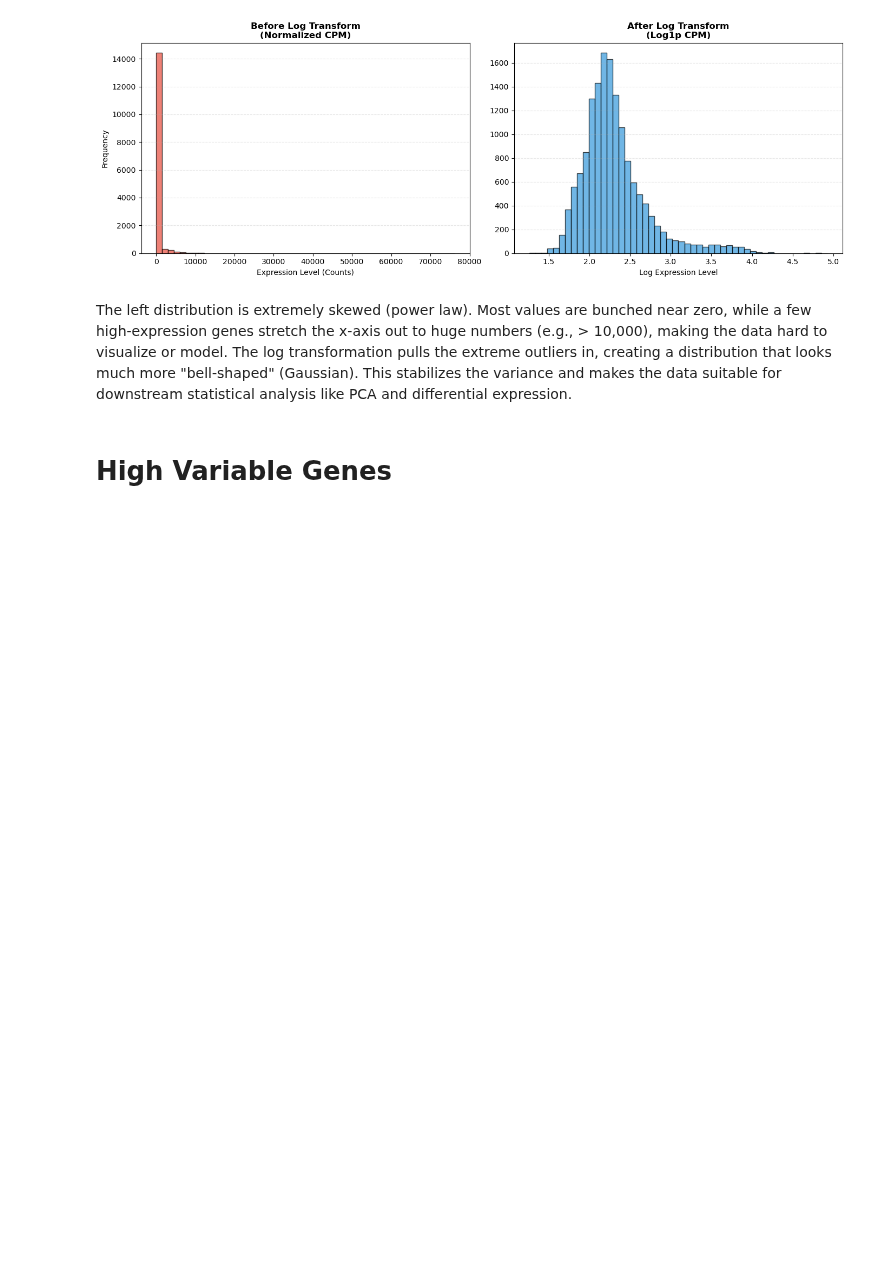
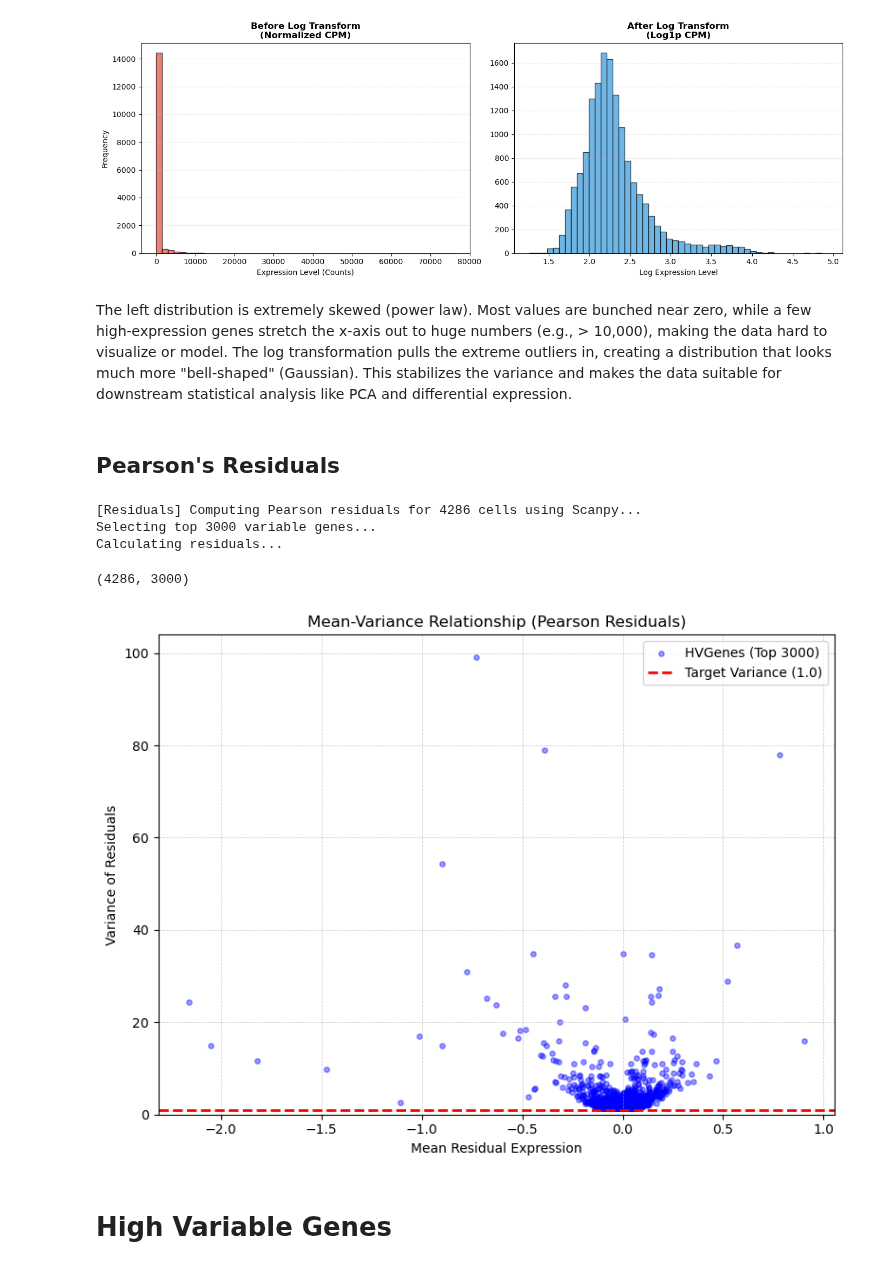
Before and after one commit to ikotsov/Clustering-Benchmarking-scRNAseq, a Jupyter notebook: notebooks/preprocessing_walkthrough.ipynb, the cells around one changed output. Saved outputs shown, nothing was run; the diff lists cells and outputs as text; code cells hidden in the pictures; blank space fills up the shorter version.

Commit message:
Add Pearson residuals normalization to walkthrough

```diff
--- a/notebooks/preprocessing_walkthrough.ipynb
+++ b/notebooks/preprocessing_walkthrough.ipynb
@@ -258,6 +263,53 @@ plt.show()
 # %% [markdown]
 The left distribution is extremely skewed (power law). Most values are bunched near zero, while a few high-expression genes stretch the x-axis out to huge numbers (e.g., > 10,000), making the data hard to visualize or model.
 The log transformation pulls the extreme outliers in, creating a distribution that looks much more "bell-shaped" (Gaussian). This stabilizes the variance and makes the data suitable for downstream statistical analysis like PCA and differential expression.
+# %% [markdown]
+## Pearson's Residuals
+# %%
+pearsons_data = normalize_data_with_pearson(data_rrna_filtered)
+
+pearsons_data.shape
+# %% [output]
+[Residuals] Computing Pearson residuals for 4286 cells using Scanpy...
+Selecting top 3000 variable genes...
+Calculating residuals...
+(4286, 3000)
+# %%
+# Calculate Mean and Variance
+gene_means = pearsons_data.mean(axis=0)
+gene_vars = pearsons_data.var(axis=0)
+
+# Plotting
+plt.figure(figsize=(8, 6))
+
+# Scatter plot of genes
+plt.scatter(
+    gene_means,
+    gene_vars,
+    alpha=0.4,    # Make points semi-transparent to see density
+    s=15,         # Small marker size
+    color='blue',
+    label='HVGenes (Top 3000)'
+)
+
+# 3. Add a reference line at Variance = 1.0
+# This is the theoretical target for Pearson residuals
+plt.axhline(y=1.0, color='red', linestyle='--', linewidth=2, label="Target Variance (1.0)")
+
+# 4. Formatting/Styling
+plt.title("Mean-Variance Relationship (Pearson Residuals)")
+plt.xlabel("Mean Residual Expression")
+plt.ylabel("Variance of Residuals")
+plt.legend()
+plt.grid(True, which='both', linestyle='--', linewidth=0.5, alpha=0.7)
+
+# Ensure y-axis starts at 0 for clarity
+plt.ylim(bottom=0)
+
+plt.tight_layout()
+plt.show()
+# %% [output]
+[figure, added]
 # %% [markdown]
 # High Variable Genes
 # %%
```
Also changed, not shown: parts of 4 cells of this notebook.
